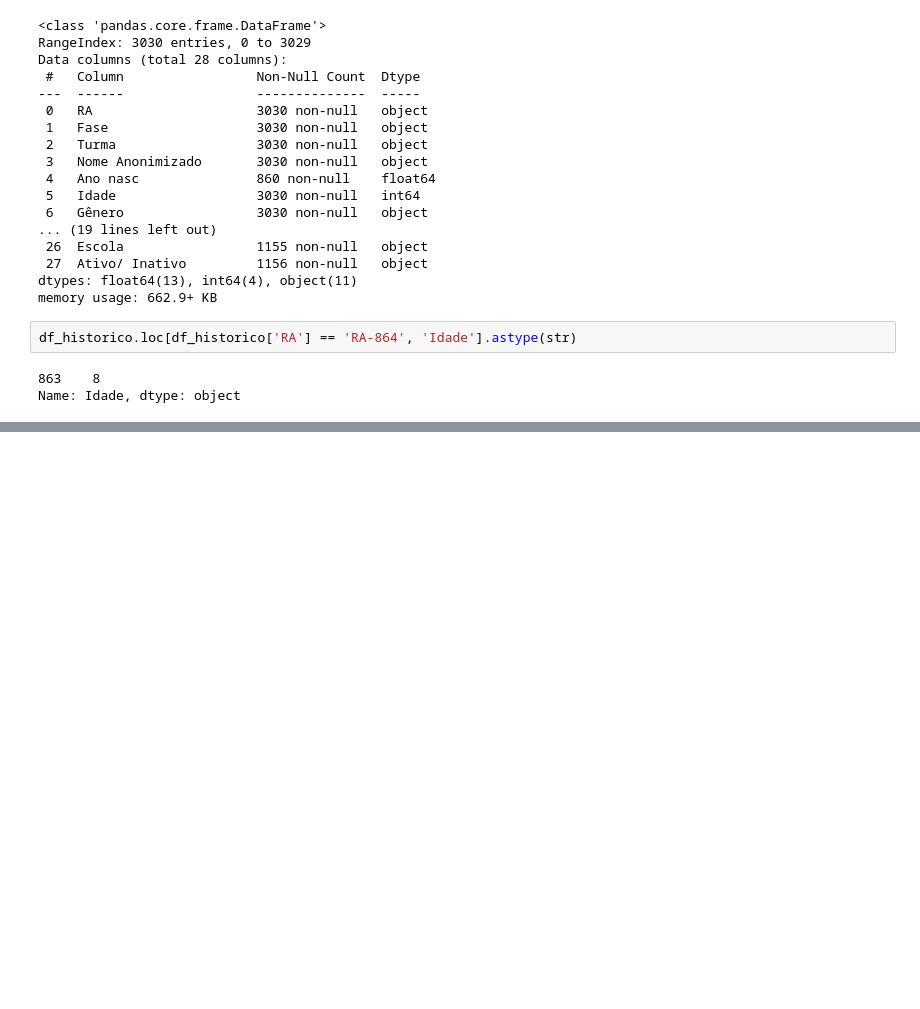
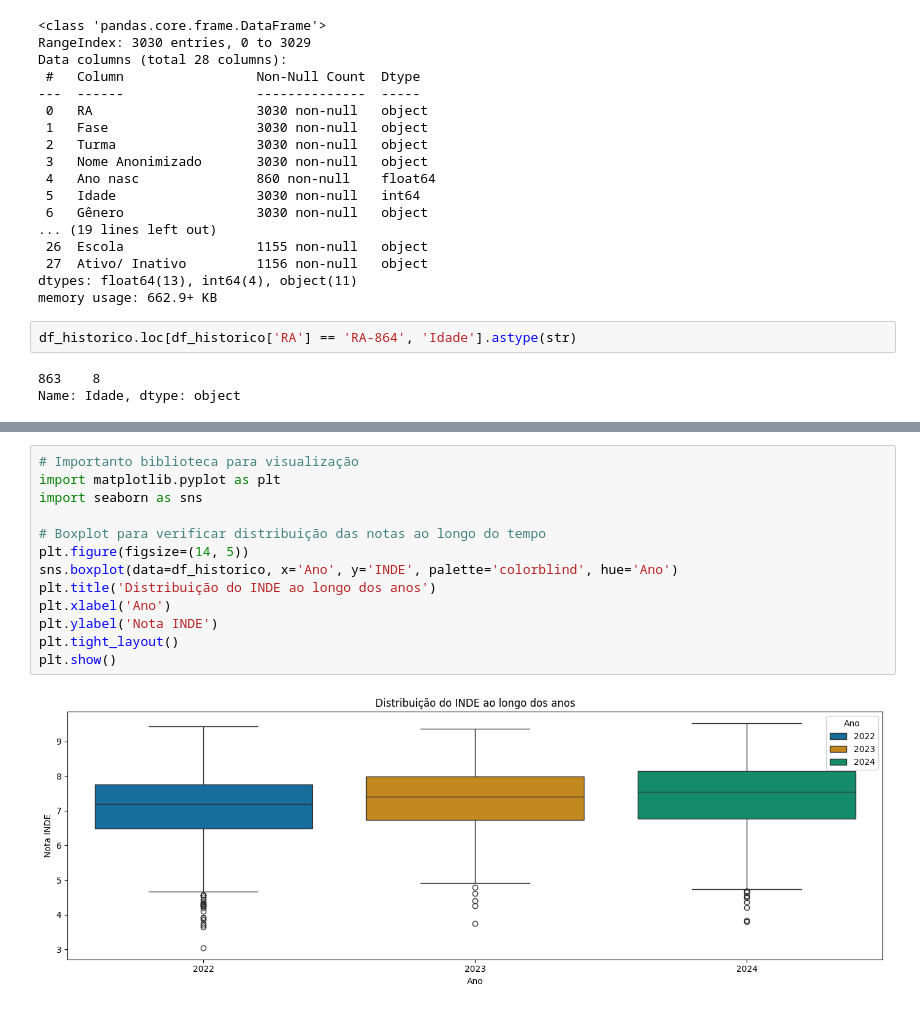
Before and after one commit to EduardoBraz1/datathon-passos-magicos, a Jupyter notebook: notebooks/01_data_prep.ipynb, the cells around one changed output, grey strips where cells are left out. Cells and saved outputs as stored; diff of their text form; blank space fills up the shorter version.

```diff
--- a/notebooks/01_data_prep.ipynb
+++ b/notebooks/01_data_prep.ipynb
@@ -220,3 +221,18 @@ df_historico.describe()
 | 50% | 2010.000000 | 12.000000 | 2022.000000 | 7.388267 | 3.000000 | 8.751000 | 8.600000 | 7.500000 | 6.666667 | 6.300000 | ... |
 | 75% | 2012.000000 | 15.000000 | 2023.000000 | 7.986867 | 4.000000 | 9.500000 | 9.400000 | 7.510000 | 7.833333 | 8.000000 | ... |
 | max | 2015.000000 | 27.000000 | 2024.000000 | 9.531325 | 6.000000 | 10.002000 | 10.000000 | 10.000000 | 10.000000 | 10.000000 | ... |
+# %%
+# Importanto biblioteca para visualização
+import matplotlib.pyplot as plt
+import seaborn as sns
+
+# Boxplot para verificar distribuição das notas ao longo do tempo
+plt.figure(figsize=(14, 5))
+sns.boxplot(data=df_historico, x='Ano', y='INDE', palette='colorblind', hue='Ano')
+plt.title('Distribuição do INDE ao longo dos anos')
+plt.xlabel('Ano')
+plt.ylabel('Nota INDE')
+plt.tight_layout()
+plt.show()
+# %% [output]
+[figure, added]
```
Also changed, not shown: parts of 3 cells of this notebook, 2 other files.
